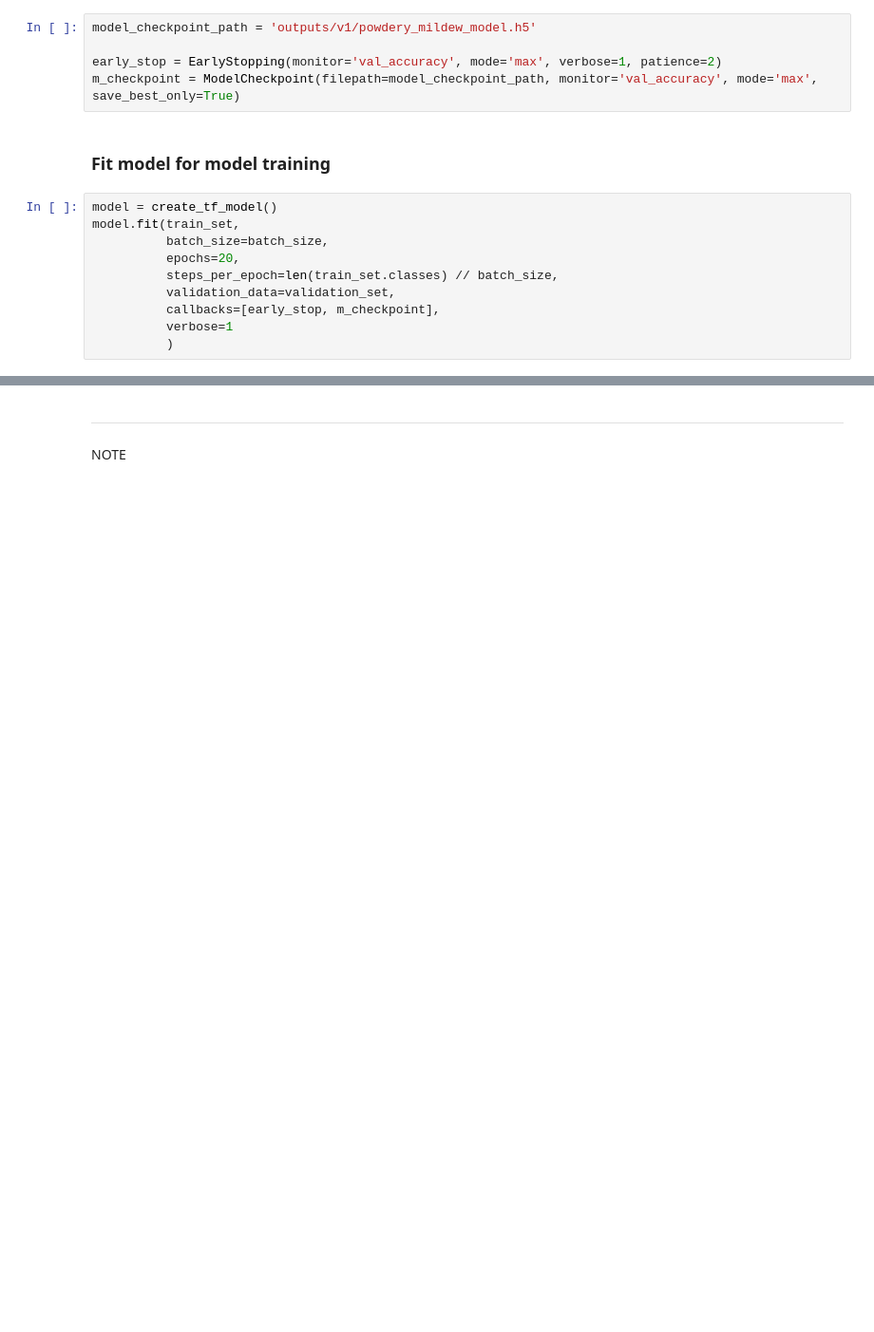
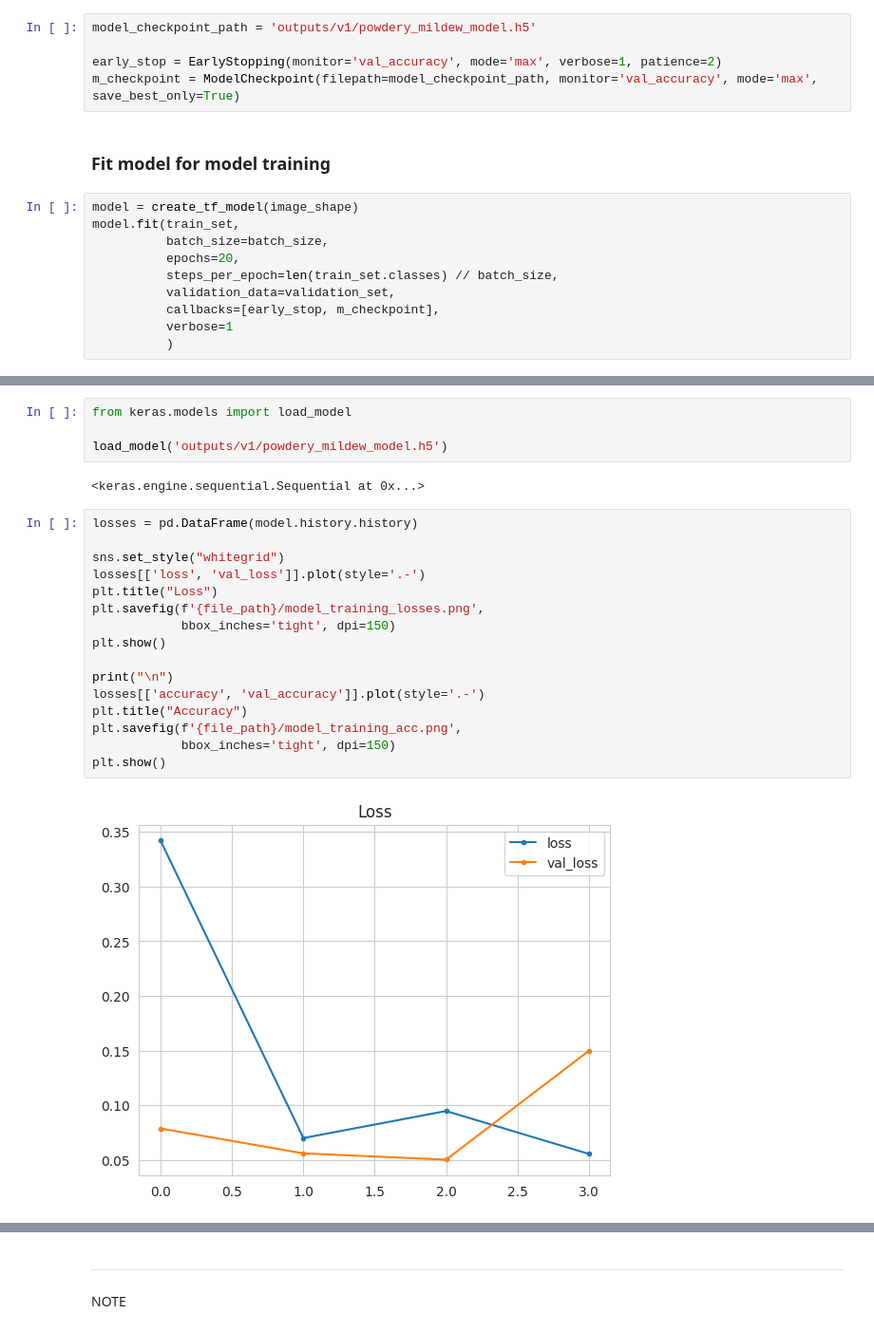
Before and after one commit to BlackBoltBeta/Mildew_Detection_in_Cherry_Leaves, a Jupyter notebook: jupyter_notebooks/Modelling_and_Evaluation.ipynb, the cells around one changed output, grey strips where cells are left out. Shown at 95% size. Drawn from its saved outputs; the diff is of its cells as text; blank space fills up the shorter version.

Commit message:
Model fit

```diff
--- a/jupyter_notebooks/Modelling_and_Evaluation.ipynb
+++ b/jupyter_notebooks/Modelling_and_Evaluation.ipynb
@@ -317,7 +321,7 @@ m_checkpoint = ModelCheckpoint(filepath=model_checkpoint_path, monitor='val_accu
 # %% [markdown]
 ### Fit model for model training
 # %%
-model = create_tf_model()
+model = create_tf_model(image_shape)
 model.fit(train_set,
           batch_size=batch_size,
           epochs=20,
@@ -328,0 +345,24 @@ model.fit(train_set,
+# %%
+from keras.models import load_model
+
+load_model('outputs/v1/powdery_mildew_model.h5')
+# %% [output]
+<keras.engine.sequential.Sequential at 0x...>
+# %%
+losses = pd.DataFrame(model.history.history)
+
+sns.set_style("whitegrid")
+losses[['loss', 'val_loss']].plot(style='.-')
+plt.title("Loss")
+plt.savefig(f'{file_path}/model_training_losses.png',
+            bbox_inches='tight', dpi=150)
+plt.show()
+
+print("\n")
+losses[['accuracy', 'val_accuracy']].plot(style='.-')
+plt.title("Accuracy")
+plt.savefig(f'{file_path}/model_training_acc.png',
+            bbox_inches='tight', dpi=150)
+plt.show()
+# %% [output]
+[figure, added]
```
Also changed, not shown: parts of 6 cells of this notebook, 4 other files.
